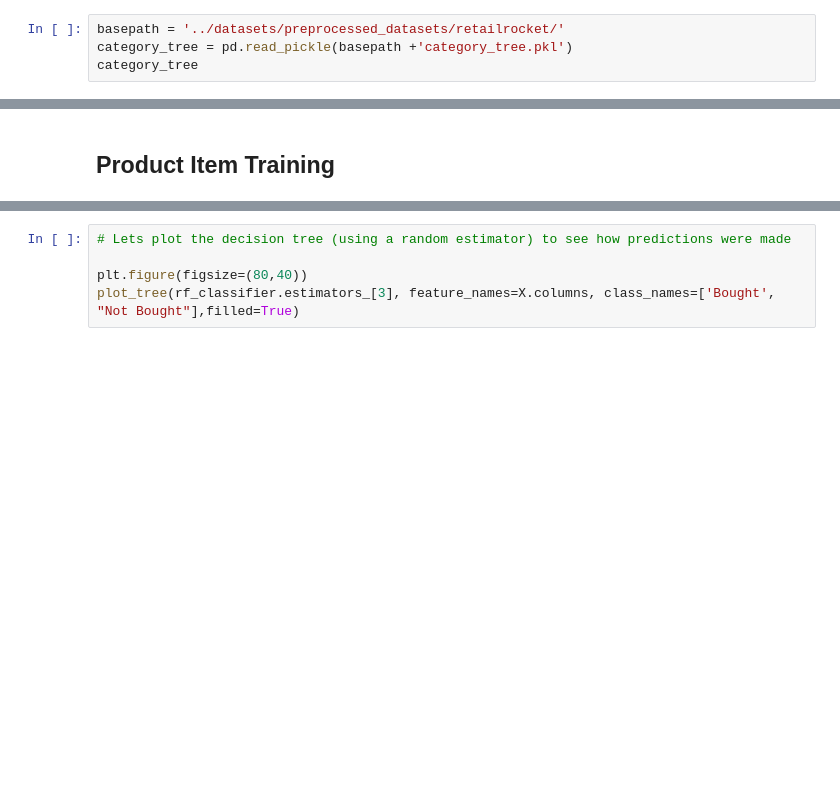
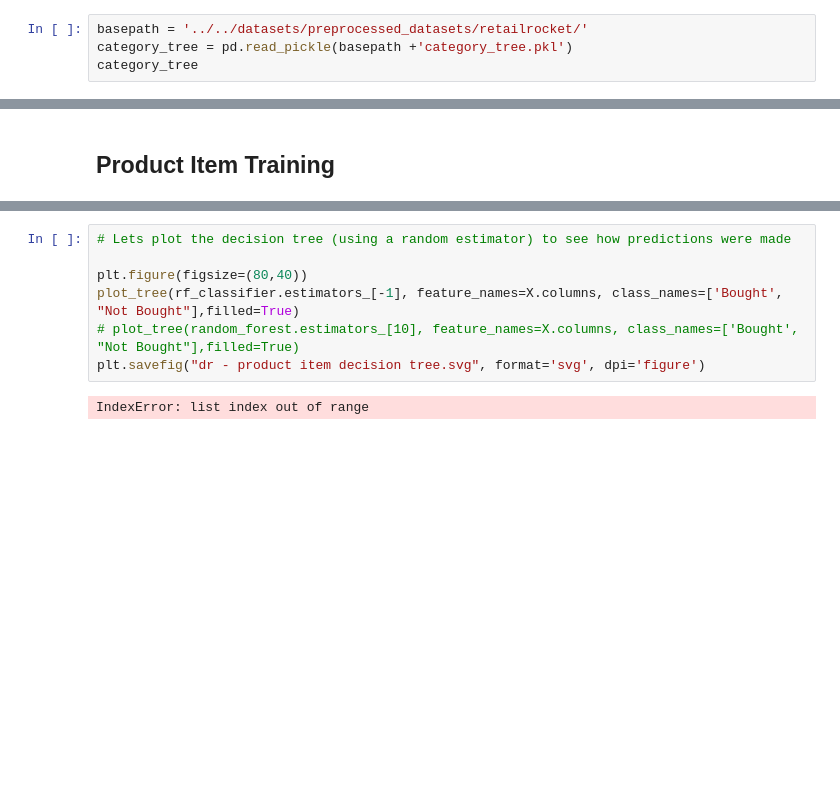
Before and after one commit to tomhuber96/master-thesis-practical-part, a Jupyter notebook: DL/retailrocket/detail_rocket_random_forest.ipynb, the cells around one changed output, grey strips where cells are left out. Drawn from its saved outputs; the diff is of its cells as text; blank space fills up the shorter version.

```diff
--- a/DL/retailrocket/detail_rocket_random_forest.ipynb
+++ b/DL/retailrocket/detail_rocket_random_forest.ipynb
@@ -24,7 +24,7 @@ from sklearn.metrics import mean_squared_error, mean_absolute_error, r2_score, a
 
 Preprocessing was done in EDA notebook and stored in pickle files
 # %%
-basepath = '../datasets/preprocessed_datasets/retailrocket/'
+basepath = '../../datasets/preprocessed_datasets/retailrocket/'
 category_tree = pd.read_pickle(basepath +'category_tree.pkl')
 category_tree
 # %% [output]
@@ -211,5 +248,10 @@ display(output_df)
 # %%
 # Lets plot the decision tree (using a random estimator) to see how predictions were made
 
 plt.figure(figsize=(80,40))
-plot_tree(rf_classifier.estimators_[3], feature_names=X.columns, class_names=['Bought', "Not Bought"],filled=True)
+plot_tree(rf_classifier.estimators_[-1], feature_names=X.columns, class_names=['Bought', "Not Bought"],filled=True)
+# plot_tree(random_forest.estimators_[10], feature_names=X.columns, class_names=['Bought', "Not Bought"],filled=True)
+plt.savefig("dr - product item decision tree.svg", format='svg', dpi='figure')
+# %% [output]
+IndexError: list index out of range
+[figure, added]
```
Also changed, not shown: parts of 6 cells of this notebook, 2 other files.
